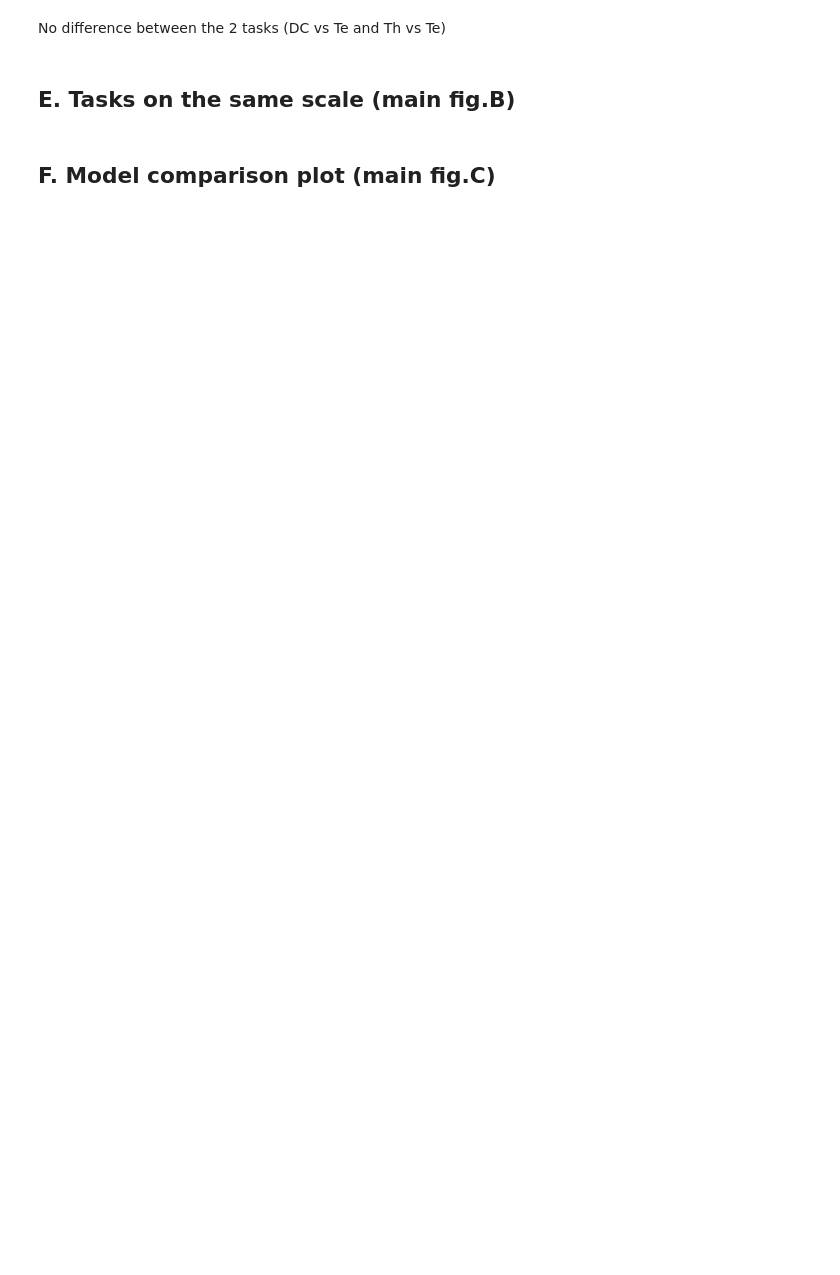
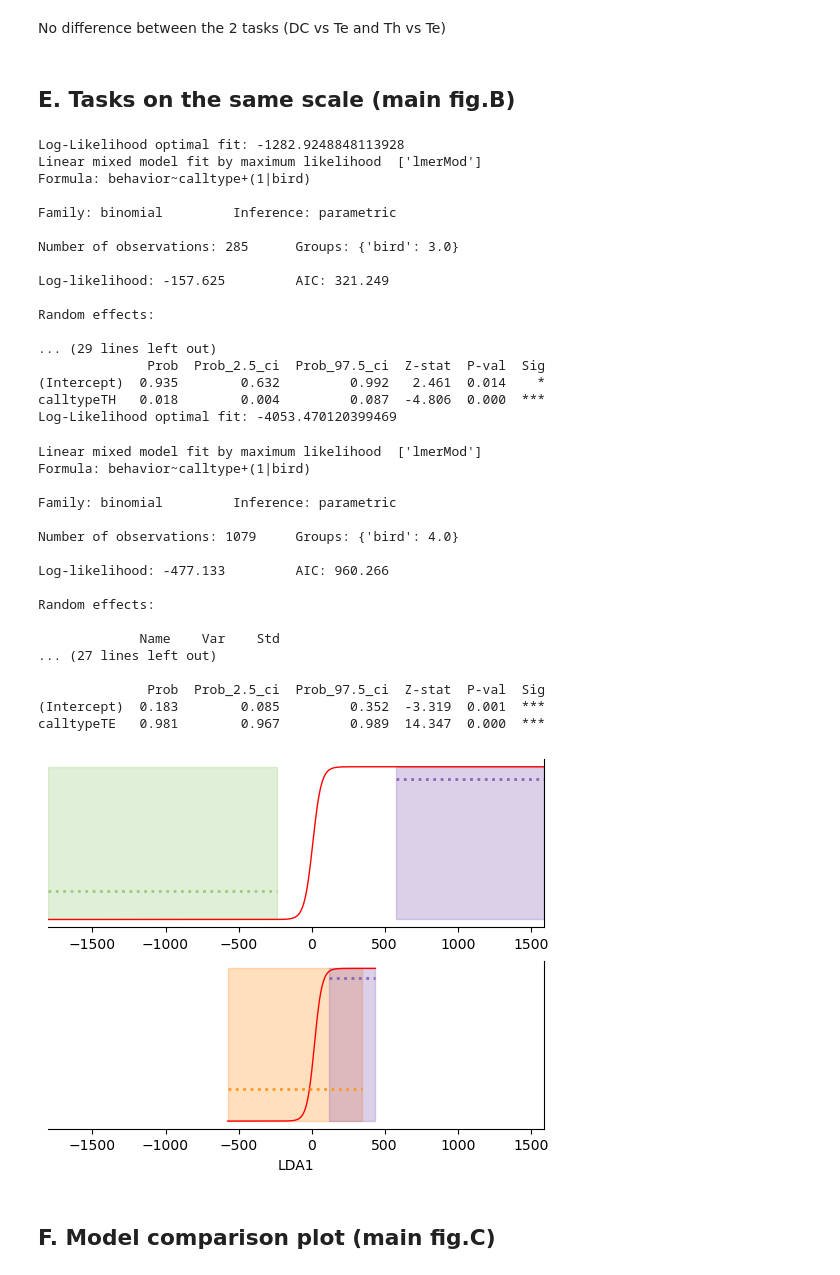
Before and after one commit to theunissenlab/zebra-finch-semantic-category, a Jupyter notebook: pythonNotebooks/BEHAV-Figure 3_logistic.ipynb, the cells around one changed output. Drawn from its saved outputs; the diff is of its cells as text; code cells hidden in the pictures; blank space fills up the shorter version.

Commit message:
Finished and Polished the lme models for learning days of figure 3.

```diff
--- a/pythonNotebooks/BEHAV-Figure 3_logistic.ipynb
+++ b/pythonNotebooks/BEHAV-Figure 3_logistic.ipynb
@@ -1122,7 +1172,7 @@ AIC_models_TEvsDC, LR_models_TEvsDC = categorization_plot_simplified(taskdf = ne
 # Combine datasets
 combined_data = pd.concat([new_shaping_TEvsTHdf.assign(Task='TEvsTH'), new_shaping_TEvsDCdf.assign(Task='TEvsDC')])
 df_exploded = combined_data.copy()
-df_exploded = df_exploded.explode('behavior')
+df_exploded = df_exploded.explode('behavior', ignore_index=True)
 
 formula_interaction = 'behavior ~ stim_Xlda * Task + calltype * Task + (1|bird)'
 model_combined = Lmer(formula_interaction, data=df_exploded, family='binomial')
@@ -1171,42 +1254,89 @@ for taskdf,task,ax_main in zip([new_shaping_TEvsTHdf,new_shaping_TEvsDCdf],['TEv
 
     # GLM WITH ONLY CALL TYPE #
     df_exploded = taskdf.copy()
-    df_exploded = df_exploded.explode('behavior')
+    df_exploded = df_exploded.explode('behavior', ignore_index=True)
     df_exploded['behavior'] = pd.to_numeric(df_exploded['behavior'])
     df_exploded['bird'] = df_exploded['bird'].astype('category')
     formula = 'behavior ~ calltype + (1|bird)'
     glmm_onlyCT = Lmer(formula, data=df_exploded, family='binomial')
     glmm_onlyCT.fit()
     print(glmm_onlyCT.summary())
 
     for call_type in call_types:
         # Filter data for the current call type
         call_type_df = taskdf[taskdf['calltype'] == call_type]
         color = call_type_colors.get(call_type, 'black')
         minvalue = call_type_df['stim_Xlda'].min()
         maxvalue = call_type_df['stim_Xlda'].max()
         x_range = np.linspace(minvalue, maxvalue, 100)
 
         ax_main.fill_between([minvalue,maxvalue], 0, 1,
                              color=color, alpha=0.3, interpolate=True)
 
-        predict_df = pd.DataFrame({
-            'calltype': [call_type] * len(x_range),
-            'bird': [df_exploded['bird'].cat.categories[0]] * len(x_range)  # Use an arbitrary bird, random effects are marginalized out
-        })
+        # Use the model prediciton here
 
-        predict_df['predicted_prob'] = glmm_onlyCT.predict(predict_df, verify_predictions=False, skip_data_checks=True)
+        callTypeGLM = glmm_onlyCT.coefs.index[1]   # To make it general this is the name for the non-intercept call-type variable
+        callGLM = callTypeGLM[-2:]  # This is the 2 carachter call-type
+
+        # The model coefficients
+        b0 = glmm_onlyCT.coefs.Estimate['(Intercept)']
+        bcall =  glmm_onlyCT.coefs.Estimate[callTypeGLM]
+        bstim = 0
+
+        # The model prediction
+        if call_type == callGLM:
+            etaX = b0 + bcall + bstim*x_range
+        else:
+            etaX = b0 + bstim*x_range
+        predictAll = 1/(1+np.exp(-etaX))
+
         color = call_type_colors.get(call_type, 'black')
-        ax_main.plot(x_range, predict_df['predicted_prob'], color=color,linestyle='dotted', linewidth=2, label=f'GLMM {call_type} prediction')
+        ax_main.plot(x_range, predictAll, color=color,linestyle='dotted', linewidth=2, label=f'GLMM {call_type} prediction')
 
     ax_main.set_xlim(xmin,xmax)
     ax_main.spines['top'].set_visible(False)
     ax_main.spines['left'].set_visible(False)
     ax_main.tick_params(top=False,left=False, labeltop=False, right = True, labelright = True)
     ax_main.set_yticks([],[])
 axTH.set_xlabel('LDA1')
 
-plt.savefig(f'/auto/zdrive/aude/Stage_PLR1/Analysis/Categorical Perception/TaskAtScale.svg')
+plt.savefig(figDir + 'TaskAtScale.svg')
+# %% [output]
+Log-Likelihood optimal fit: -1282.9248848113928
+Linear mixed model fit by maximum likelihood  ['lmerMod']
+Formula: behavior~calltype+(1|bird)
+
+Family: binomial         Inference: parametric
+
+Number of observations: 285      Groups: {'bird': 3.0}
+
+Log-likelihood: -157.625         AIC: 321.249
+
+Random effects:
+
+... (29 lines left out)
+              Prob  Prob_2.5_ci  Prob_97.5_ci  Z-stat  P-val  Sig
+(Intercept)  0.935        0.632         0.992   2.461  0.014    *
+calltypeTH   0.018        0.004         0.087  -4.806  0.000  ***
+Log-Likelihood optimal fit: -4053.470120399469
+Linear mixed model fit by maximum likelihood  ['lmerMod']
+Formula: behavior~calltype+(1|bird)
+
+Family: binomial         Inference: parametric
+
+Number of observations: 1079     Groups: {'bird': 4.0}
+
+Log-likelihood: -477.133         AIC: 960.266
+
+Random effects:
+
+             Name    Var    Std
+... (27 lines left out)
+
+              Prob  Prob_2.5_ci  Prob_97.5_ci  Z-stat  P-val  Sig
+(Intercept)  0.183        0.085         0.352  -3.319  0.001  ***
+calltypeTE   0.981        0.967         0.989  14.347  0.000  ***
+[figure, added]
 # %% [markdown]
 ## F. Model comparison plot (main fig.C)
 # %%
```
Also changed, not shown: parts of 7 cells of this notebook.
